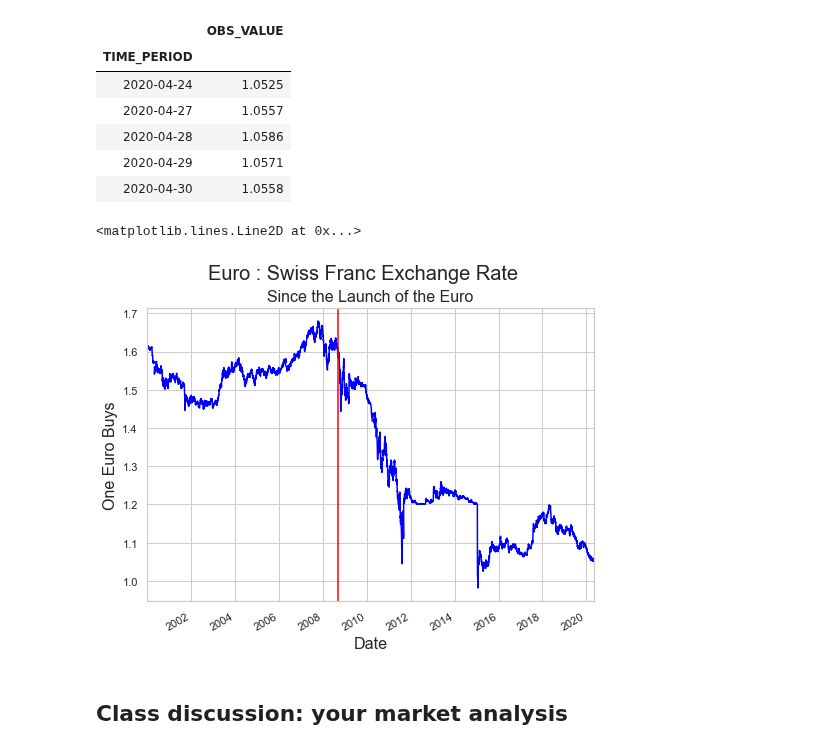
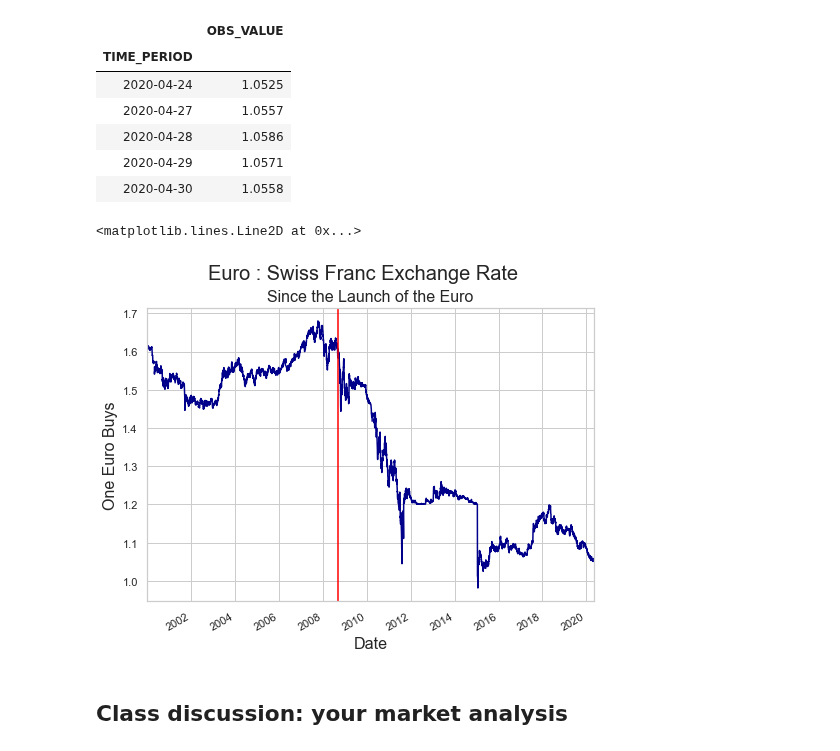
Before and after one commit to thsavage/Hirsh-Fellows-Real-Estate-Economics-and-Market-Analysis, a Jupyter notebook: Hirsh Fellows REAL 1045 Class Notes.ipynb, the cells around one changed output. Saved outputs shown, nothing was run; the diff lists cells and outputs as text; code cells hidden in the pictures.

```diff
--- a/Hirsh Fellows REAL 1045 Class Notes.ipynb
+++ b/Hirsh Fellows REAL 1045 Class Notes.ipynb
@@ -365,15 +366,15 @@ ts.tail()
 | 2020-04-29 | 1.0571 |
 | 2020-04-30 | 1.0558 |
 # %%
-ts.plot(figsize=(8, 6), legend=False, c='blue')
+ts.plot(figsize=(8, 6), legend=False, c='darkblue')
 plt.suptitle('Euro : Swiss Franc Exchange Rate', fontsize=20)
 plt.title('Since the Launch of the Euro', fontsize=16)
 plt.xlabel('Date', fontsize=16)
 plt.ylabel('One Euro Buys', fontsize=16)
 plt.axvline(dt.datetime(2008, 9, 15), color="red")
 # %% [output]
 <matplotlib.lines.Line2D at 0x...>
-[figure, old version]
+[figure, new version]
 # %% [markdown]
 ## Class discussion: your market analysis
 # %% [markdown]
```
Also changed, not shown: parts of 16 cells of this notebook.
